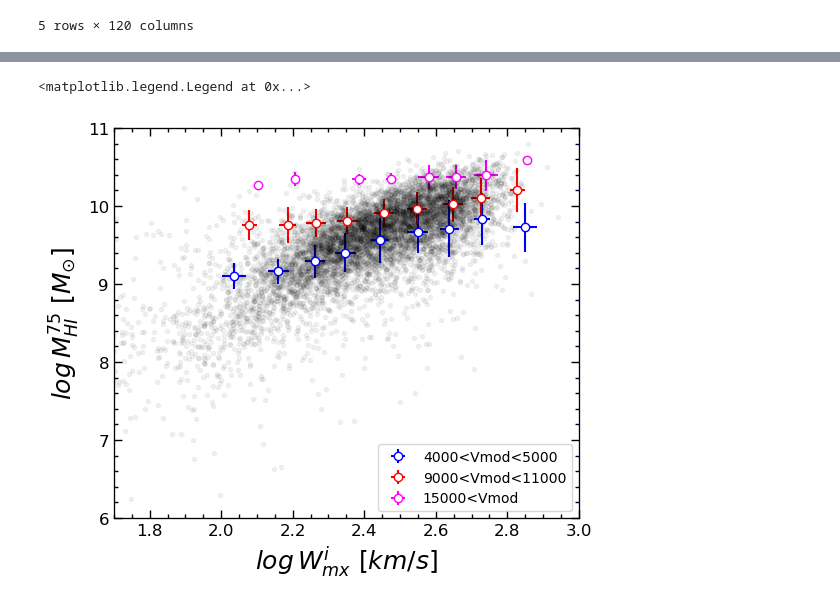
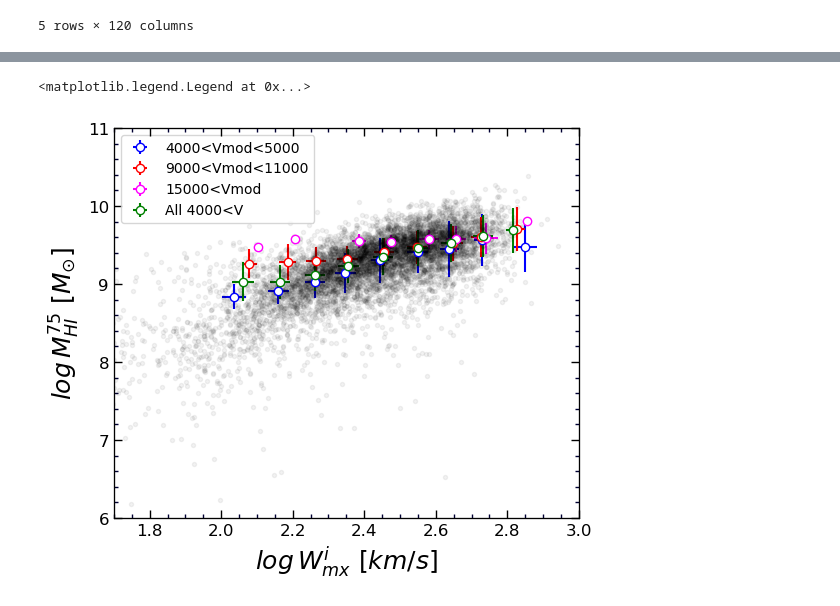
Before and after one commit to ekourkchi/test_TFRcatal, a Jupyter notebook: BTFR_fit_infrared.ipynb, the cells around one changed output, grey strips where cells are left out. Drawn from its saved outputs; the diff is of its cells as text; code cells hidden in the pictures.

```diff
--- a/BTFR_fit_infrared.ipynb
+++ b/BTFR_fit_infrared.ipynb
@@ -245,10 +245,11 @@ dff_ir = copy.deepcopy(dff)
 # %%
-# logMs = 1.685 + 0.359*df.gi - 0.4*df['Mi_75'] ### ~> 2.10
-logMs = 1.785 + 0.359*df.gi - 0.4*df['Mi_75']   #### upsilon ~> 2.20
+logMs = 1.685 + 0.359*df.gi - 0.4*df['Mi_75'] ### ~> 2.10
+# logMs = 1.785 + 0.359*df.gi - 0.4*df['Mi_75']   #### upsilon ~> 2.20
 # logMs = 1.835 + 0.359*df.gi - 0.4*df['Mi_75']   #### upsilon ~> 2.25
 # logMs = 1.885 + 0.359*df.gi - 0.4*df['Mi_75']   #### upsilon ~> 2.30
 df['Mass_star'] = 10**logMs
-df['Mb'] = df['Mass_star'] + 1.33*df['Mass_HI']
+# df['Mass_HI'] = 10**(np.log10(df.Mass_HI)+(-4.4E-5*df.Vmod-0.06))
+df['Mb'] = df['Mass_star'] + 1.33*(df['Mass_HI'])
 df['logMass'] = np.log10(df.Mb.values)
 
 dff = df[(df.Qs>2)&(df.elgWi>0)&(df.lgWmxi>0)&(df.Vmod>4000)&(df.Vmod<20000)].dropna()
@@ -525,7 +526,7 @@ def getDM(mag, Wlog, F21, m0, b0, D):
 
     M21 = 2.356E5 * F21 * (D**2)
 
-    Mag = -2.5*(np.log10(Mb - 1.33*M21) - 2.25)
+    Mag = -2.5*(np.log10(Mb - 1.33*M21) - 2.10)
 
     DM = mag - Mag
 
@@ -534,13 +535,14 @@ def getDM(mag, Wlog, F21, m0, b0, D):
     return D
 
 
-def getDMi(mag, Wlog, F21, m0, b0, D, gi):
+def getDMi(mag, Wlog, F21, m0, b0, D, gi, Vmod):
 
     Mb = 10**(m0*(Wlog-2.5)+b0)
 
     M21 = 2.356E5 * F21 * (D**2)
+    M21 = 10**(np.log10(M21) + (mc*Vmod+bc))
 
-    Mag = -2.5*(np.log10(Mb - 1.33*M21) - (0.359*gi+1.785))
+    Mag = -2.5*(np.log10(Mb - 1.33*M21) - (0.359*gi+1.685))
 #     Mag = -2.5*(np.log10(Mb) - (0.359*gi+1.685))
 
     DM = mag - Mag
@@ -549,12 +551,13 @@ def getDMi(mag, Wlog, F21, m0, b0, D, gi):
 
     return D
 # %%
-dff = df[(df.Qs>2)&(df.elgWi>0)&(df.lgWmxi>0)&(df.Vmod>4000)].dropna()
+dff = df[(df.Qs>2)&(df.elgWi>0)&(df.lgWmxi>0)].dropna()
 mag = dff["i***"].values
 Wlog = dff.lgWmxi.values
 F21 = dff.F21.values
 D75 = dff.D75.values
 gi = dff.gi.values
+Vmod = dff.Vmod.values
 
 N = len(dff)
 M1_fid = np.zeros(N)
@@ -573,7 +576,7 @@ for j in range(N):
 
     for i in range(500):
 #         delta[i] =  D[i] - getDM(mag_, Wlog_, F21_, m0, b0, D[i])
-        delta[i] =  D[i] - getDMi(mag_, Wlog_, F21_, m0, b0, D[i], gi_)
+        delta[i] =  D[i] - getDMi(mag_, Wlog_, F21_, m0, b0, D[i], gi_, Vmod[j])
 
 
     D = D[~np.isnan(delta)]
@@ -784,34 +789,55 @@ for i in np.arange(2,2.9,0.1):
 
 label='15000<Vmod'
 lab = True
-ind, = np.where((Vmod>9000)&(Vmod<11000))
-X = X0[ind]
-Y = Y0[ind]
 ind, = np.where((Vmod>15000))
 X = X0[ind]
 Y = Y0[ind]
 for i in np.arange(2,2.9,0.1):
     xp = []
     yp = []
     for ii in range(len(X)):
         xi = X[ii]
         if xi>=i and xi<i+0.1:
             xp.append(xi)
             yp.append(Y[ii])
     if len(xp)>0:
         if lab:
             labe = label
             lab = False
         else:
             labe=None
         ax.errorbar(np.median(xp), np.mean(yp), yerr=np.std(yp), xerr=np.std(xp), fmt='o',
                     color='magenta', ms=6, mfc='white', label=labe)
 
+
+label='All 4000<V'
+lab = True
+ind, = np.where((Vmod>4000))
+X = X0[ind]
+Y = Y0[ind]
+for i in np.arange(2,2.9,0.1):
+    xp = []
+    yp = []
+    for ii in range(len(X)):
+        xi = X[ii]
+        if xi>=i and xi<i+0.1:
+            xp.append(xi)
+            yp.append(Y[ii])
+    if len(xp)>0:
+        if lab:
+            labe = label
+            lab = False
+        else:
+            labe=None
+        ax.errorbar(np.median(xp), np.mean(yp), yerr=np.std(yp), xerr=np.std(xp), fmt='o',
+                    color='g', ms=6, mfc='white', label=labe)
+
+
 ax.set_xlabel(r'$log \/ W_{mx}^i \/\/[km/s]$', fontsize=18)
 ax.set_ylabel(r'$log \/ M_{HI}^{75} \/\/ [M_{\odot}]$', fontsize=18)
 set_axes(ax, (1.7,3), (6,11), fontsize=12)
 
 ax.legend()
 # %% [output]
 <matplotlib.legend.Legend at 0x...>
-[figure, old version]
+[figure, new version]
```
Also changed, not shown: parts of 16 cells of this notebook, 5 other files.
